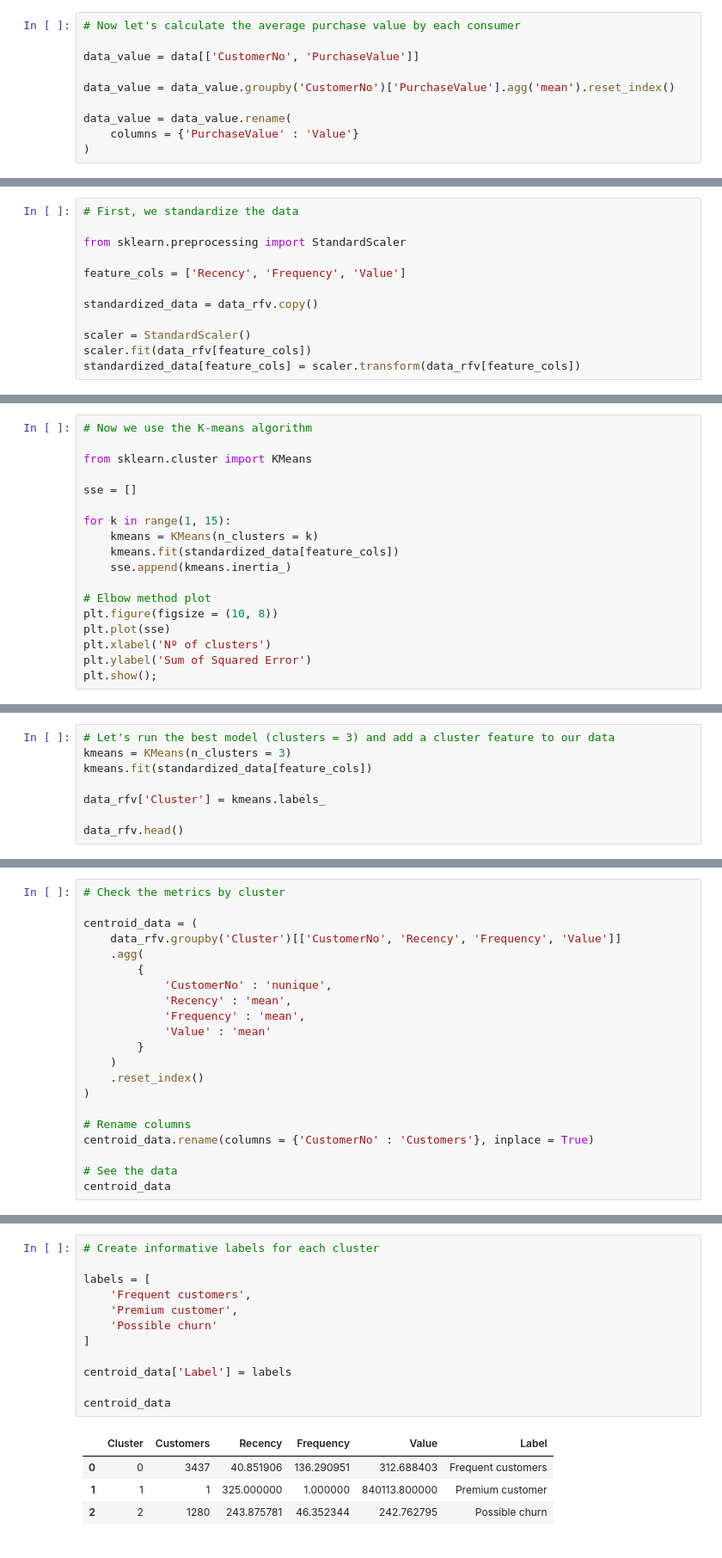
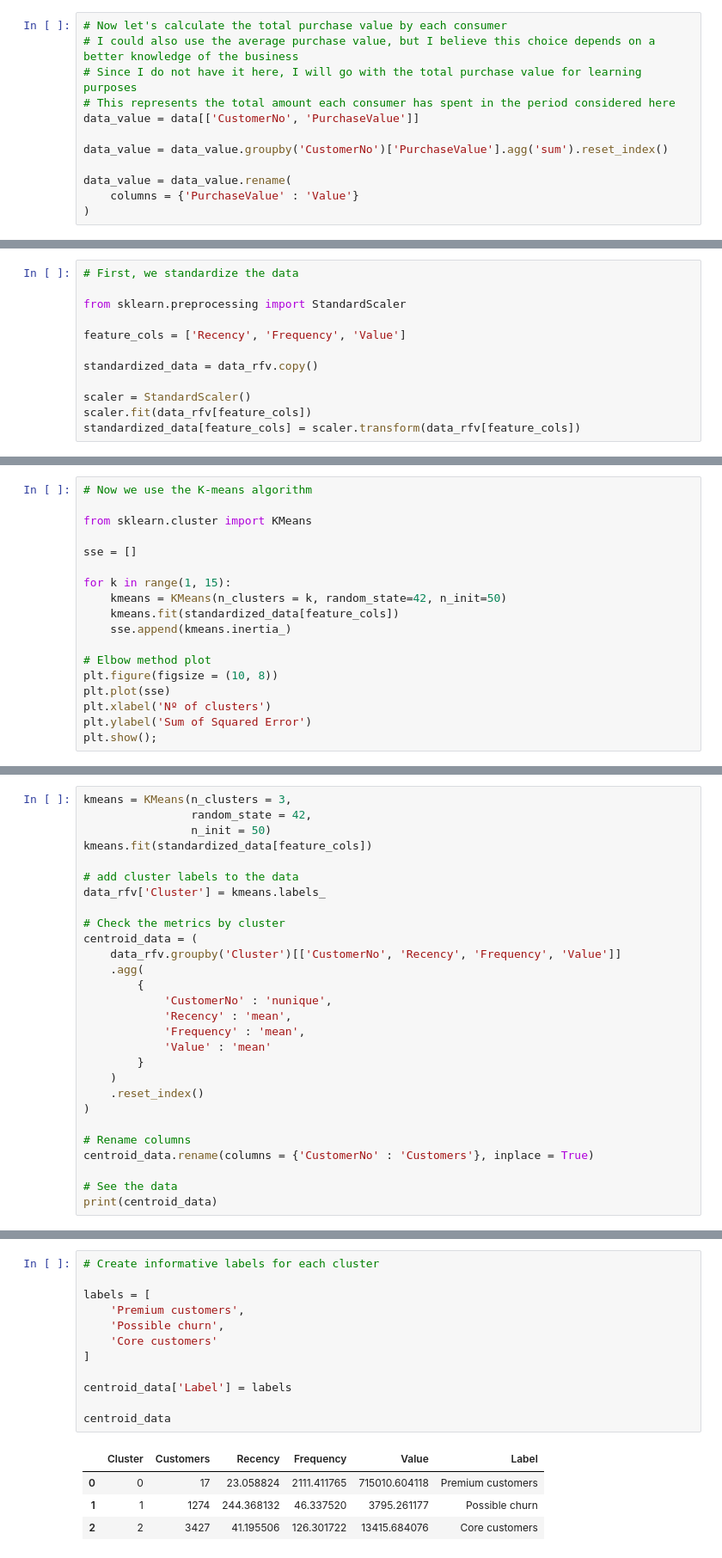
Before and after one commit to ArthurFehr/RFV-Analysis, a Jupyter notebook: python/rfv_analysis.ipynb, the cells around one changed output, grey strips where cells are left out. Shown: that part at 86% size. Drawn from its saved outputs; the diff is of its cells as text.

```diff
--- a/python/rfv_analysis.ipynb
+++ b/python/rfv_analysis.ipynb
@@ -200,11 +214,13 @@ min         1.000000
 max      7835.000000
 Name: Frequency, dtype: float64
 # %%
-# Now let's calculate the average purchase value by each consumer
-
+# Now let's calculate the total purchase value by each consumer
+# I could also use the average purchase value, but I believe this choice depends on a better knowledge of the business
+# Since I do not have it here, I will go with the total purchase value for learning purposes
+# This represents the total amount each consumer has spent in the period considered here
 data_value = data[['CustomerNo', 'PurchaseValue']]
 
-data_value = data_value.groupby('CustomerNo')['PurchaseValue'].agg('mean').reset_index()
+data_value = data_value.groupby('CustomerNo')['PurchaseValue'].agg('sum').reset_index()
 
 data_value = data_value.rename(
     columns = {'PurchaseValue' : 'Value'}
@@ -271,7 +289,7 @@ from sklearn.cluster import KMeans
 sse = []
 
 for k in range(1, 15):
-    kmeans = KMeans(n_clusters = k)
+    kmeans = KMeans(n_clusters = k, random_state=42, n_init=50)
     kmeans.fit(standardized_data[feature_cols])
     sse.append(kmeans.inertia_)
 
@@ -286,8 +303,0 @@ plt.show();
-# %%
-# Let's run the best model (clusters = 3) and add a cluster feature to our data
-kmeans = KMeans(n_clusters = 3)
-kmeans.fit(standardized_data[feature_cols])
-
-data_rfv['Cluster'] = kmeans.labels_
-
-data_rfv.head()
@@ -310,6 +384,13 @@ for feature in feature_cols:
 # %%
+kmeans = KMeans(n_clusters = 3,
+                random_state = 42,
+                n_init = 50)
+kmeans.fit(standardized_data[feature_cols])
+
+# add cluster labels to the data
+data_rfv['Cluster'] = kmeans.labels_
+
 # Check the metrics by cluster
-
 centroid_data = (
     data_rfv.groupby('Cluster')[['CustomerNo', 'Recency', 'Frequency', 'Value']]
     .agg(
@@ -327,5 +408,5 @@ centroid_data = (
 centroid_data.rename(columns = {'CustomerNo' : 'Customers'}, inplace = True)
 
 # See the data
-centroid_data
+print(centroid_data)
 # %% [output]
@@ -336,17 +417,17 @@ centroid_data
 # %%
 # Create informative labels for each cluster
 
 labels = [
-    'Frequent customers',
-    'Premium customer',
-    'Possible churn'
+    'Premium customers',
+    'Possible churn',
+    'Core customers'
 ]
 
 centroid_data['Label'] = labels
 
 centroid_data
 # %% [output]
 |  | Cluster | Customers | Recency | Frequency | Value | Label |
-| 0 | 0 | 3437 | 40.851906 | 136.290951 | 312.688403 | Frequent customers |
-| 1 | 1 | 1 | 325.000000 | 1.000000 | 840113.800000 | Premium customer |
-| 2 | 2 | 1280 | 243.875781 | 46.352344 | 242.762795 | Possible churn |
+| 0 | 0 | 17 | 23.058824 | 2111.411765 | 715010.604118 | Premium customers |
+| 1 | 1 | 1274 | 244.368132 | 46.337520 | 3795.261177 | Possible churn |
+| 2 | 2 | 3427 | 41.195506 | 126.301722 | 13415.684076 | Core customers |
```
Also changed, not shown: parts of 25 cells of this notebook, 5 other files.
